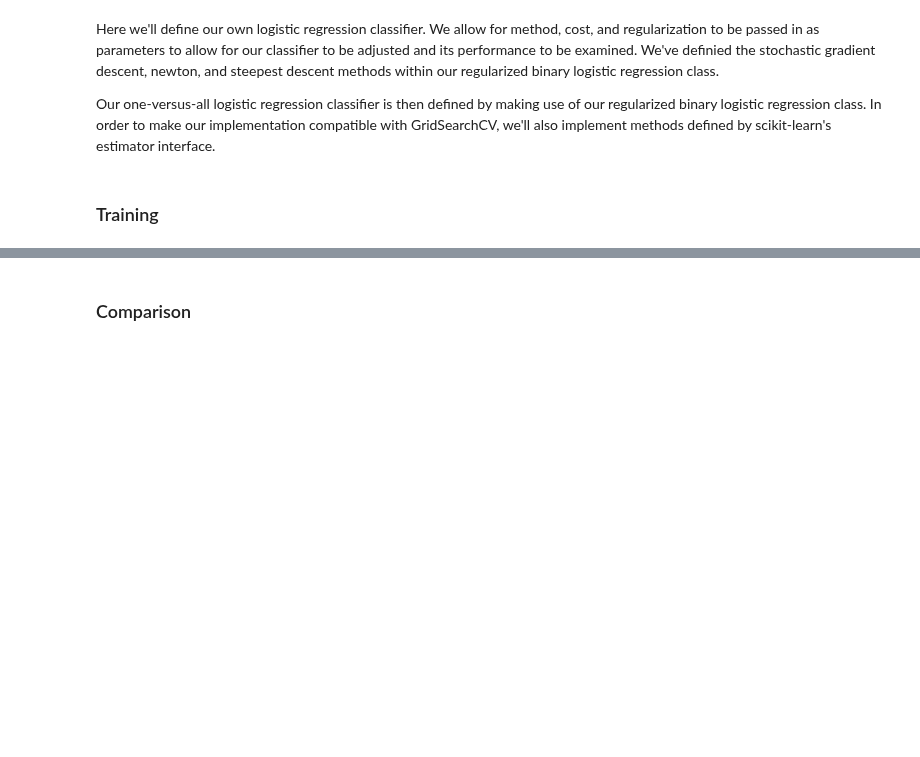
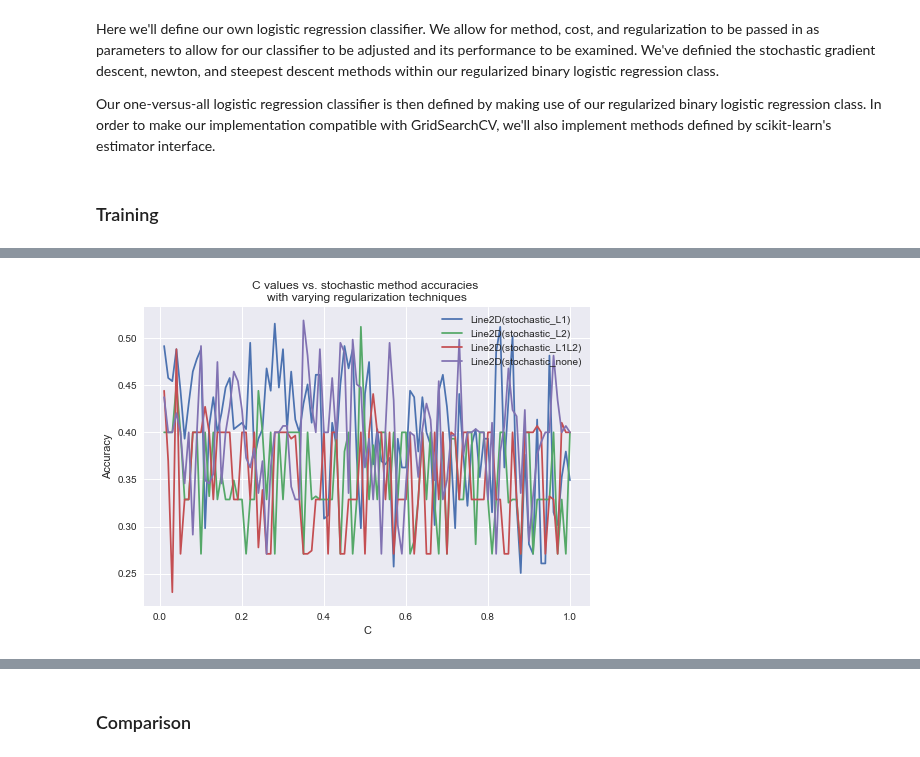
Before and after one commit to Thakugan/machine-learning-notebooks, a Jupyter notebook: 4-extending-logistric-regression/contraceptive-method-choice.ipynb, the cells around one changed output, grey strips where cells are left out. Drawn from its saved outputs; the diff is of its cells as text; code cells hidden in the pictures; blank space fills up the shorter version.

```diff
--- a/4-extending-logistric-regression/contraceptive-method-choice.ipynb
+++ b/4-extending-logistric-regression/contraceptive-method-choice.ipynb
@@ -281,7 +291,7 @@ class BinaryLogisticRegressionBase:
     # convenience, private:
     @staticmethod
     def _sigmoid(theta):
-        return 1/(1+np.exp(-theta))
+        return expit(theta)  # 1/(1+np.exp(-theta))
 
 
     @staticmethod
@@ -524,5 +548,5 @@ Accuracy of:  0.498305084746
 # %%
-rlr = RegularizedLogisticRegression(eta=0.1, reg="L1", method="steepest", C=0.1, iters=50)
+rlr = RegularizedLogisticRegression(eta=0.1, reg="L2", method="newton", C=0.1, iters=2)
 rlr.fit(X_train, y_train)
 
 yhat = rlr.predict(X_test)
@@ -541,6 +564,0 @@ Accuracy of:  0.4
-# %%
-rlr = RegularizedLogisticRegression(eta=0.1, reg="L1", method="newton", C=0.1, iters=50)
-rlr.fit(X_train, y_train)
-
-yhat = rlr.predict(X_test)
-print('Accuracy of: ',accuracy_score(y_test,yhat))
@@ -548,0 +565,23 @@ Accuracy of:  0.528813559322
+# %%
+accuracies = dict()
+
+methods = ["stochastic",  "steepest"]# , "newton"]
+regs = ["L1", "L2", "L1L2", "none"]
+
+C_interval = np.linspace (0.01, 1, 100)
+
+for method in methods:
+    for reg in regs:
+        name = method + "_" + reg
+        print(name)
+        accuracies[name] = []
+        for C in C_interval:
+            rlr = RegularizedLogisticRegression(eta=0.1, reg=reg, method=method, C=C, iters=1000)
+            rlr.fit(X_train, y_train)
+
+            yhat = rlr.predict(X_test)
+#             print('C: {}'.format(C))
+#             print('Accuracy of: ',accuracy_score(y_test,yhat))
+#             print('yhat: ',yhat)
+#             print()
+            accuracies[name].append(accuracy_score(y_test, yhat))
@@ -548,0 +597,14 @@ Accuracy of:  0.528813559322
+# %%
+legend = []
+method = "stochastic"
+for meth_reg in accuracies:
+    if method in meth_reg:
+        handle, = plt.plot(C_interval, accuracies[meth_reg], label=meth_reg)
+        legend.append(handle)
+
+plt.xlabel("C")
+plt.ylabel("Accuracy")
+plt.title("C values vs. " + method + " method accuracies \nwith varying regularization techniques")
+plt.legend(legend);
+# %% [output]
+[figure, added]
```
Also changed, not shown: parts of 36 cells of this notebook.
